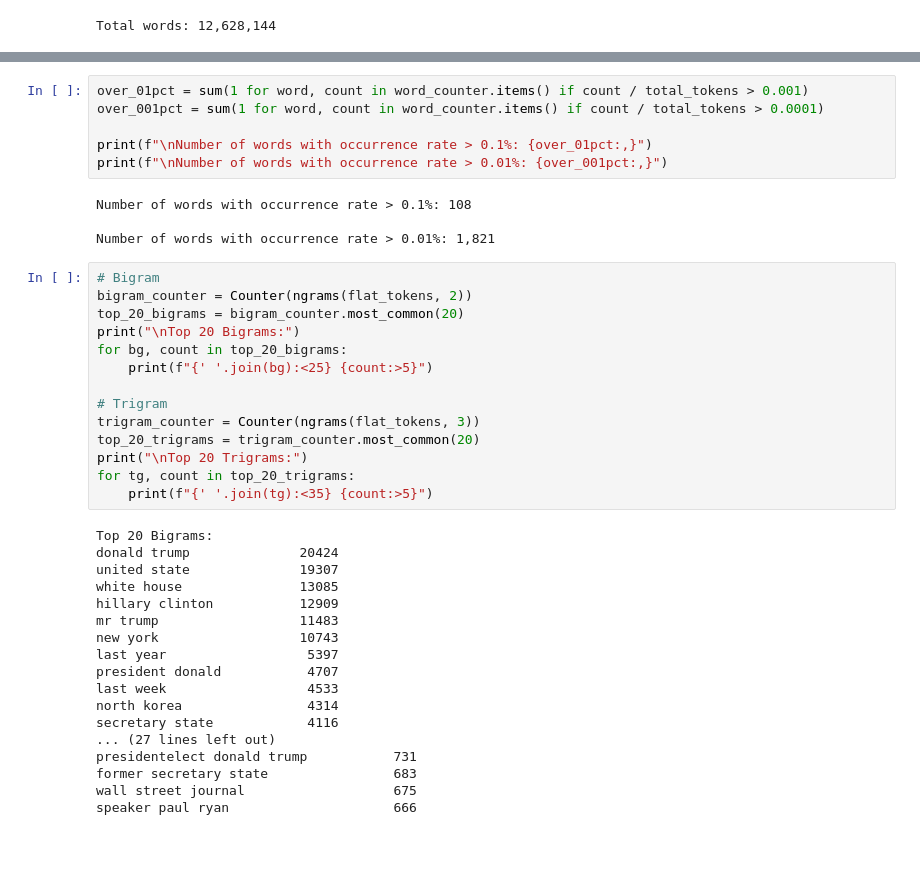
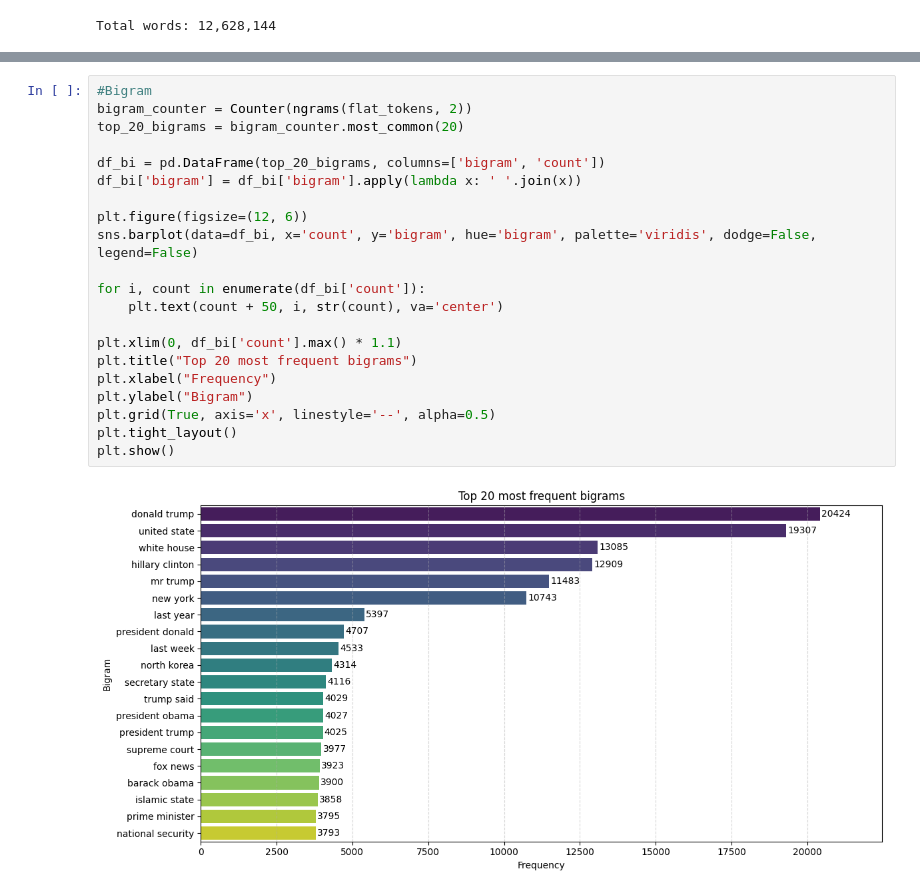
Before and after one commit to phucdm04/Fake-News-Detection, a Jupyter notebook: eda.ipynb, the cells around one changed output, grey strips where cells are left out. Saved outputs shown, nothing was run; the diff lists cells and outputs as text; blank space fills up the shorter version.

```diff
--- a/eda.ipynb
+++ b/eda.ipynb
@@ -150,42 +193,23 @@ plt.show()
-# %%
-over_01pct = sum(1 for word, count in word_counter.items() if count / total_tokens > 0.001)
-over_001pct = sum(1 for word, count in word_counter.items() if count / total_tokens > 0.0001)
-
-print(f"\nNumber of words with occurrence rate > 0.1%: {over_01pct:,}")
-print(f"\nNumber of words with occurrence rate > 0.01%: {over_001pct:,}")
-# %% [output]
-Number of words with occurrence rate > 0.1%: 108
-
-Number of words with occurrence rate > 0.01%: 1,821
-# %%
-# Bigram
-bigram_counter = Counter(ngrams(flat_tokens, 2))
-top_20_bigrams = bigram_counter.most_common(20)
-print("\nTop 20 Bigrams:")
-for bg, count in top_20_bigrams:
-    print(f"{' '.join(bg):<25} {count:>5}")
-
-# Trigram
-trigram_counter = Counter(ngrams(flat_tokens, 3))
-top_20_trigrams = trigram_counter.most_common(20)
-print("\nTop 20 Trigrams:")
-for tg, count in top_20_trigrams:
-    print(f"{' '.join(tg):<35} {count:>5}")
-# %% [output]
-Top 20 Bigrams:
-donald trump              20424
-united state              19307
-white house               13085
-hillary clinton           12909
-mr trump                  11483
-new york                  10743
-last year                  5397
-president donald           4707
-last week                  4533
-north korea                4314
-secretary state            4116
-... (27 lines left out)
-presidentelect donald trump           731
-former secretary state                683
-wall street journal                   675
-speaker paul ryan                     666
+# %%
+#Bigram
+bigram_counter = Counter(ngrams(flat_tokens, 2))
+top_20_bigrams = bigram_counter.most_common(20)
+
+df_bi = pd.DataFrame(top_20_bigrams, columns=['bigram', 'count'])
+df_bi['bigram'] = df_bi['bigram'].apply(lambda x: ' '.join(x))
+
+plt.figure(figsize=(12, 6))
+sns.barplot(data=df_bi, x='count', y='bigram', hue='bigram', palette='viridis', dodge=False, legend=False)
+
+for i, count in enumerate(df_bi['count']):
+    plt.text(count + 50, i, str(count), va='center')
+
+plt.xlim(0, df_bi['count'].max() * 1.1)
+plt.title("Top 20 most frequent bigrams")
+plt.xlabel("Frequency")
+plt.ylabel("Bigram")
+plt.grid(True, axis='x', linestyle='--', alpha=0.5)
+plt.tight_layout()
+plt.show()
+# %% [output]
+[figure, added]
```
Also changed, not shown: parts of 14 cells of this notebook.
